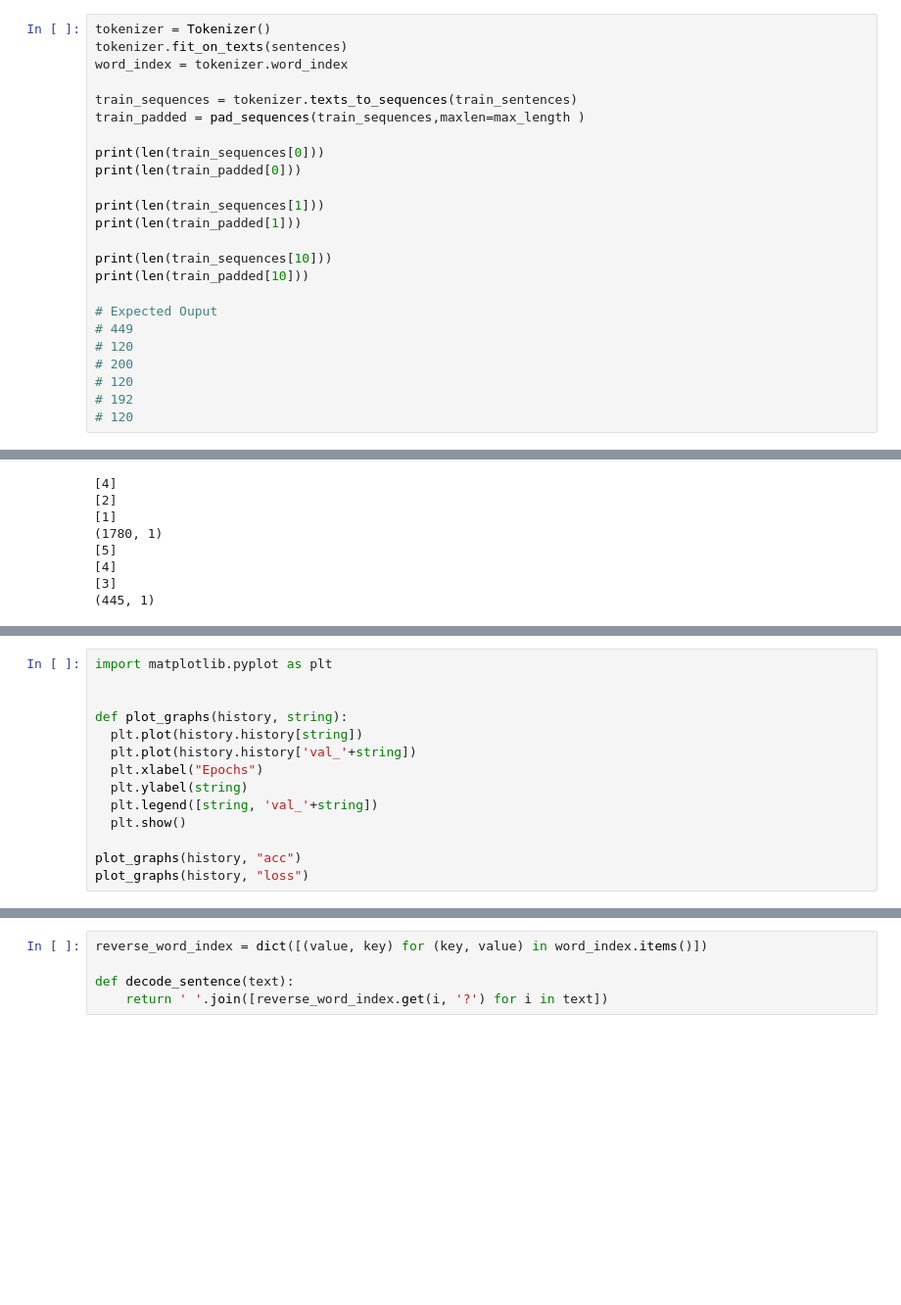
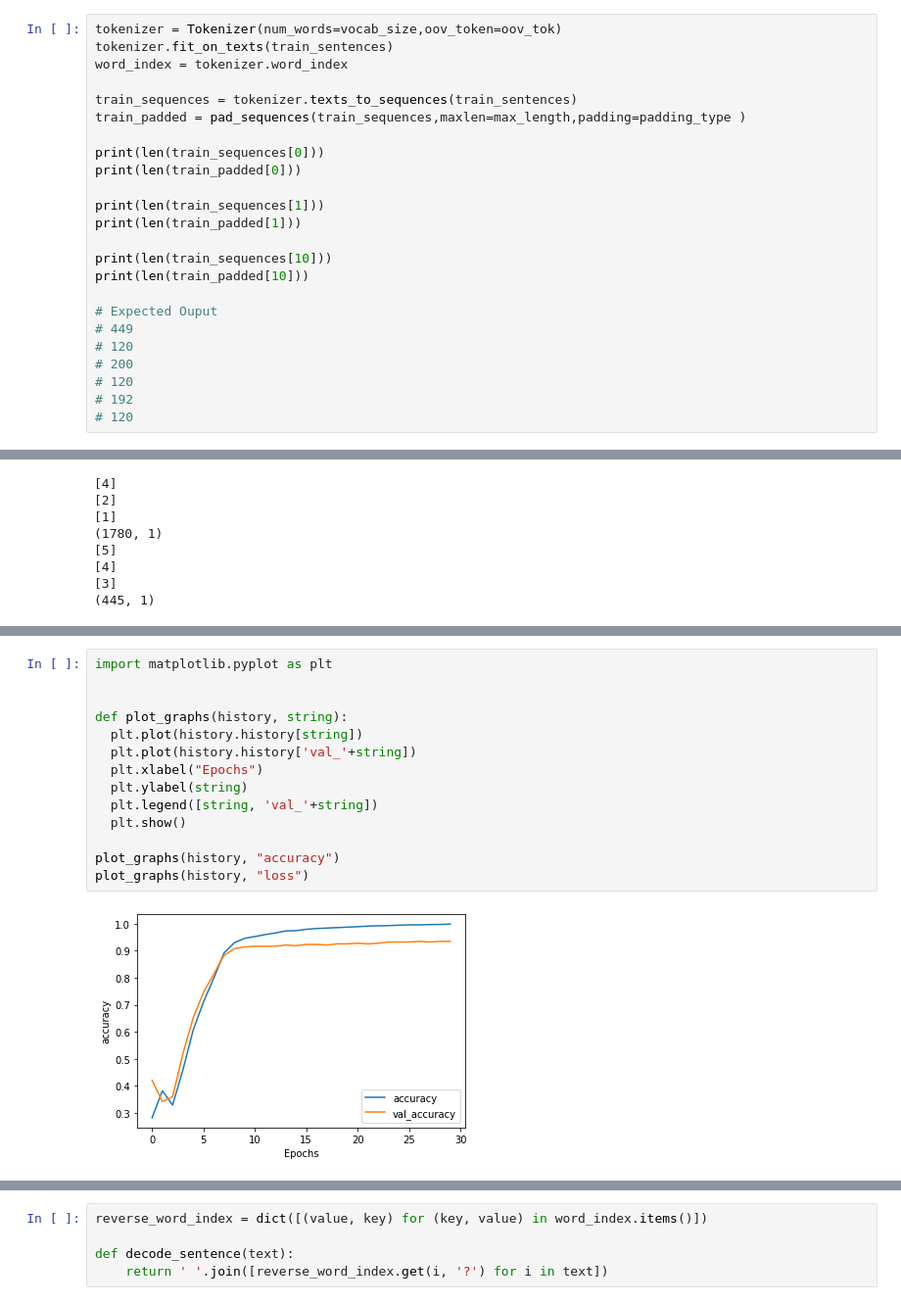
Before and after one commit to bcrama/tensorFlow, a Jupyter notebook: Exercises/NLPWeek2ExerciseSolved.ipynb, the cells around one changed output, grey strips where cells are left out. Shown: that part at 98% size. Cells and saved outputs as stored; diff of their text form; blank space fills up the shorter version.

```diff
--- a/Exercises/NLPWeek2ExerciseSolved.ipynb
+++ b/Exercises/NLPWeek2ExerciseSolved.ipynb
@@ -89,12 +89,12 @@ print(len(validation_labels))
 445
 445
 # %%
-tokenizer = Tokenizer()
-tokenizer.fit_on_texts(sentences)
+tokenizer = Tokenizer(num_words=vocab_size,oov_token=oov_tok)
+tokenizer.fit_on_texts(train_sentences)
 word_index = tokenizer.word_index
 
 train_sequences = tokenizer.texts_to_sequences(train_sentences)
-train_padded = pad_sequences(train_sequences,maxlen=max_length )
+train_padded = pad_sequences(train_sequences,maxlen=max_length,padding=padding_type )
 
 print(len(train_sequences[0]))
 print(len(train_padded[0]))
@@ -220,14 +234,16 @@ InvalidArgumentError: ignored
 # %%
 import matplotlib.pyplot as plt
 
 
 def plot_graphs(history, string):
   plt.plot(history.history[string])
   plt.plot(history.history['val_'+string])
   plt.xlabel("Epochs")
   plt.ylabel(string)
   plt.legend([string, 'val_'+string])
   plt.show()
 
-plot_graphs(history, "acc")
+plot_graphs(history, "accuracy")
 plot_graphs(history, "loss")
+# %% [output]
+[figure, added]
```
Also changed, not shown: parts of 5 cells of this notebook.
